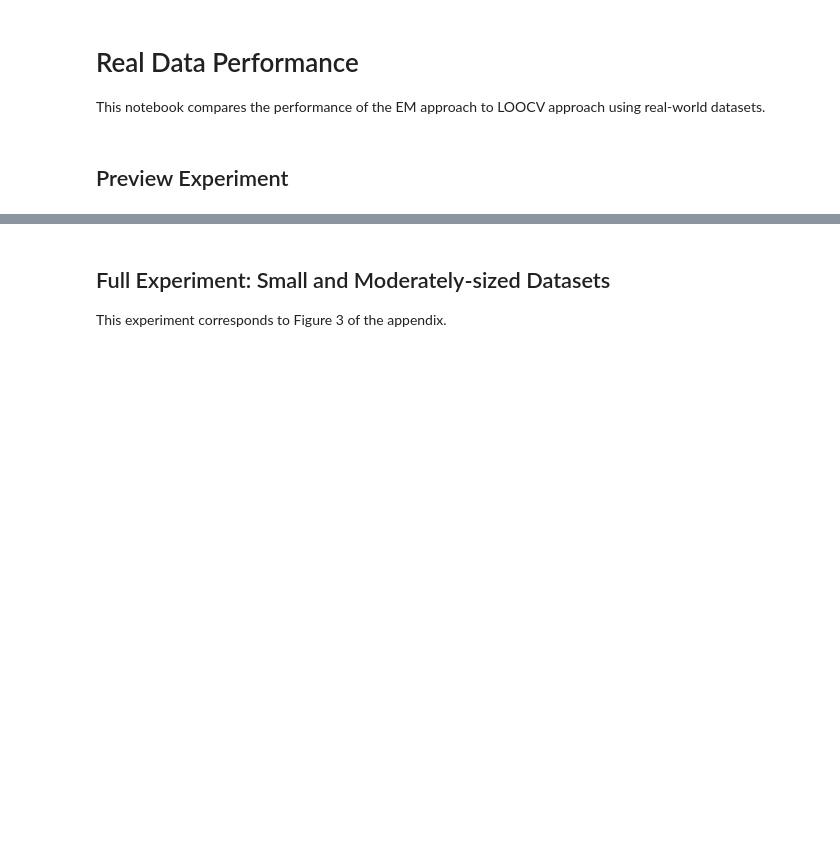
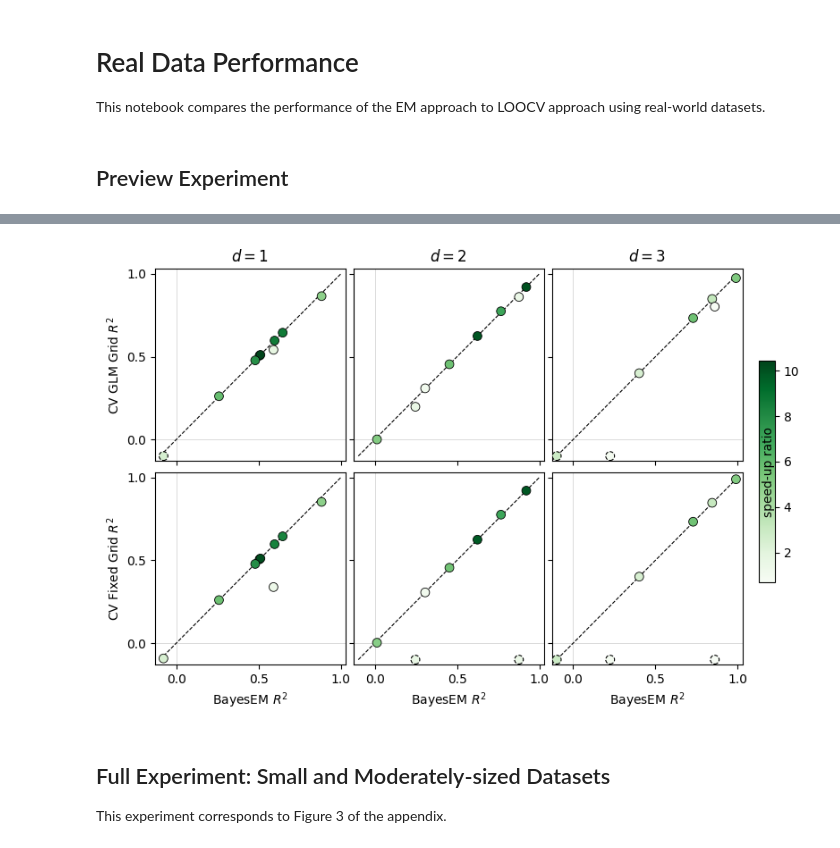
Before and after one commit to marioboley/fastridge, a Jupyter notebook: experiments/real_data.ipynb, the cells around one changed output, grey strips where cells are left out. Saved outputs shown, nothing was run; the diff lists cells and outputs as text; code cells hidden in the pictures; blank space fills up the shorter version.

Commit message:
figure 3 framework

```diff
--- a/experiments/real_data.ipynb
+++ b/experiments/real_data.ipynb
@@ -142,6 +316,7 @@ def make_figure3(results_d1, results_d2, results_d3, output_path=None):
 # %%
-make_figure3(results, results_d2, results_d3,
-             output_path='../output/paper2023_figure3_preview.pdf')
+make_figure3(results, results_d2, results_d3)
+# %% [output]
+[figure, added]
 # %% [markdown]
 ## Full Experiment: Small and Moderately-sized Datasets
 
```
Also changed, not shown: parts of 18 cells of this notebook, 2 other files.
